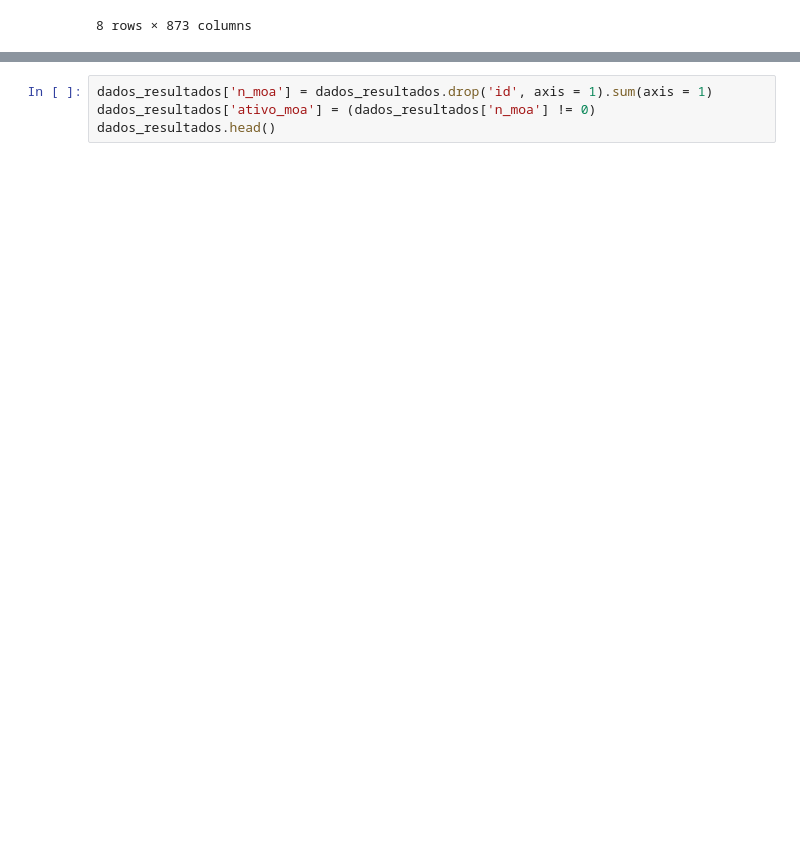
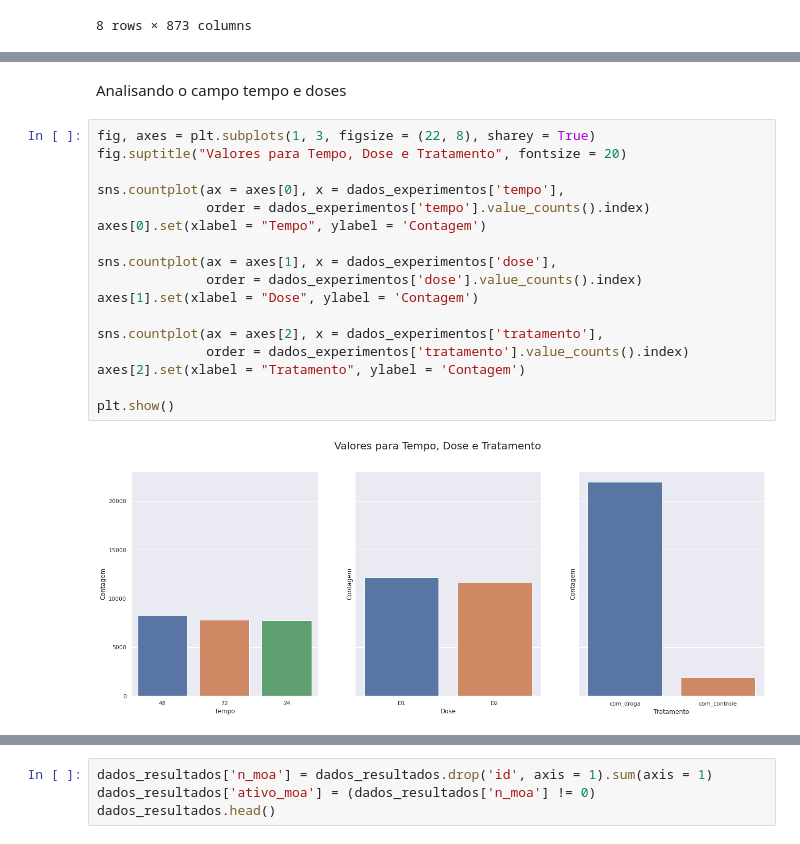
Before and after one commit to Gabrielvinicius27/imersao-dados-desafio-final, a Jupyter notebook: DesafioFinal_ImersaoDadosAlura.ipynb, the cells around one changed output, grey strips where cells are left out. Drawn from its saved outputs; the diff is of its cells as text; blank space fills up the shorter version.

```diff
--- a/DesafioFinal_ImersaoDadosAlura.ipynb
+++ b/DesafioFinal_ImersaoDadosAlura.ipynb
@@ -99,0 +155,21 @@ plt.show()
+# %% [markdown]
+Analisando o campo tempo e doses
+# %%
+fig, axes = plt.subplots(1, 3, figsize = (22, 8), sharey = True)
+fig.suptitle("Valores para Tempo, Dose e Tratamento", fontsize = 20)
+
+sns.countplot(ax = axes[0], x = dados_experimentos['tempo'],
+              order = dados_experimentos['tempo'].value_counts().index)
+axes[0].set(xlabel = "Tempo", ylabel = 'Contagem')
+
+sns.countplot(ax = axes[1], x = dados_experimentos['dose'],
+              order = dados_experimentos['dose'].value_counts().index)
+axes[1].set(xlabel = "Dose", ylabel = 'Contagem')
+
+sns.countplot(ax = axes[2], x = dados_experimentos['tratamento'],
+              order = dados_experimentos['tratamento'].value_counts().index)
+axes[2].set(xlabel = "Tratamento", ylabel = 'Contagem')
+
+plt.show()
+# %% [output]
+[figure, added]
```
Also changed, not shown: parts of 13 cells of this notebook.
